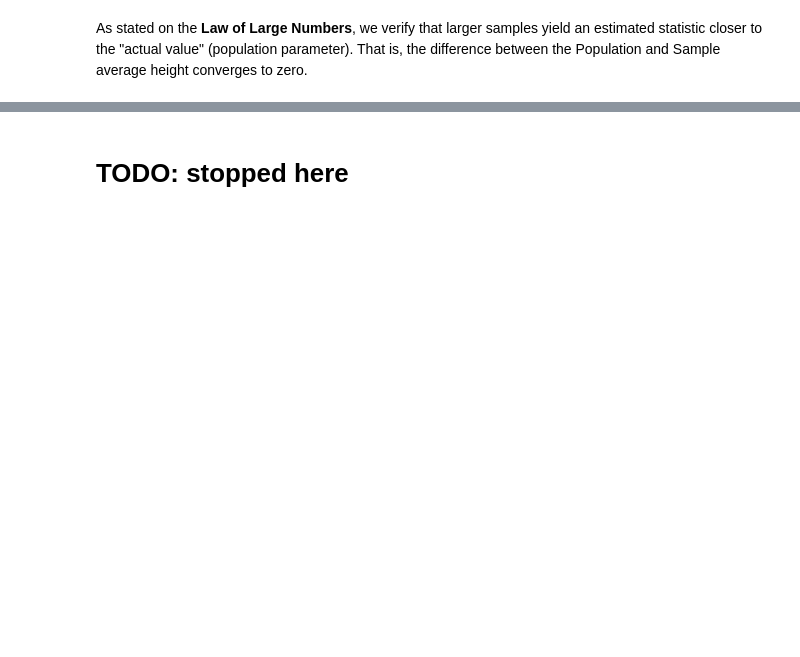
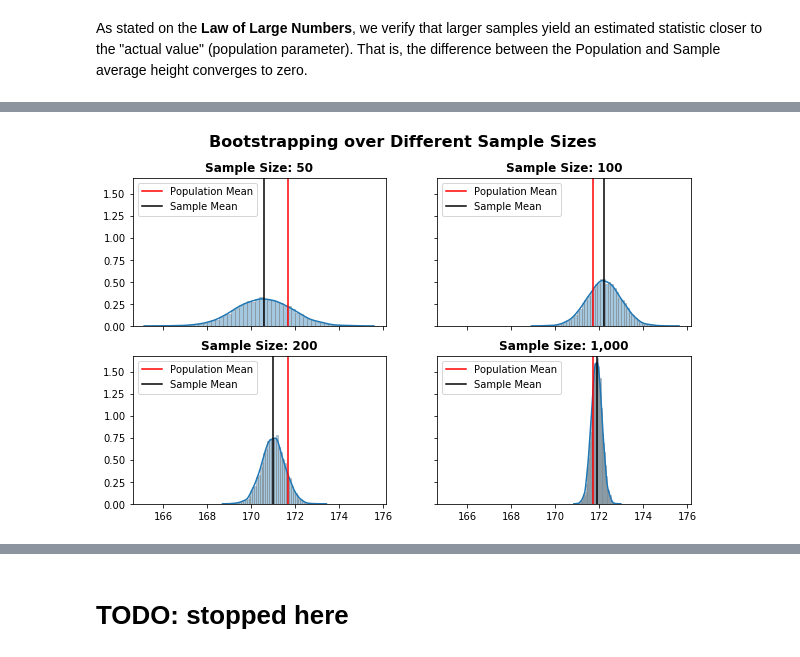
Before and after one commit to Hazem-azim/Practical-Statistics, a Jupyter notebook: 1) Inference - Confidence Interval/Inference - Confidence Interval.ipynb, the cells around one changed output, grey strips where cells are left out. Cells and saved outputs as stored; diff of their text form; code cells hidden in the pictures; blank space fills up the shorter version.

```diff
--- a/1) Inference - Confidence Interval/Inference - Confidence Interval.ipynb
+++ b/1) Inference - Confidence Interval/Inference - Confidence Interval.ipynb
@@ -66,0 +117,44 @@ avg_height_200 = np.random.choice(df_sample_200.height, (1000, 100)).mean(axis=1
+# %%
+# From the original dataset, take different sample sizes
+df_sample_50 = df_full.sample(50)
+df_sample_100 = df_full.sample(100)
+df_sample_200 = df_full.sample(200)
+df_sample_1000 = df_full.sample(1000)
+
+# Bootstrap for each sample, replicating 10,000 times
+bootstrap_50   = np.random.choice(df_sample_50.height,   (10_000, 50)).mean(axis=1)
+bootstrap_100  = np.random.choice(df_sample_100.height,  (10_000, 100)).mean(axis=1)
+bootstrap_200  = np.random.choice(df_sample_200.height,  (10_000, 200)).mean(axis=1)
+bootstrap_1000 = np.random.choice(df_sample_1000.height, (10_000, 1000)).mean(axis=1)
+# %%
+# Plotting it all together, with same x and y axis
+fig, axes = plt.subplots(2,2, sharey=True, sharex=True, figsize=(10,6))
+fig.suptitle('Bootstrapping over Different Sample Sizes',
+            fontweight='bold', fontsize=16)
+
+sns.distplot(bootstrap_50, ax=axes[0,0], hist_kws={'edgecolor':'gray'})
+axes[0,0].set_title('Sample Size: 50')
+axes[0,0].axvline(population_mean, color='r', label='Population Mean')
+axes[0,0].axvline(bootstrap_50.mean(), color='k', label='Sample Mean')
+axes[0,0].legend()
+
+sns.distplot(bootstrap_100, ax=axes[0,1], hist_kws={'edgecolor':'gray'})
+axes[0,1].set_title('Sample Size: 100')
+axes[0,1].axvline(population_mean, color='r', label='Population Mean')
+axes[0,1].axvline(bootstrap_100.mean(), color='k', label='Sample Mean')
+axes[0,1].legend()
+
+sns.distplot(bootstrap_200, ax=axes[1,0], hist_kws={'edgecolor':'gray'})
+axes[1,0].set_title('Sample Size: 200')
+axes[1,0].axvline(population_mean, color='r', label='Population Mean')
+axes[1,0].axvline(bootstrap_200.mean(), color='k', label='Sample Mean')
+axes[1,0].legend()
+# axes[1,0].set_facecolor('lightyellow') # Highlighting
+
+sns.distplot(bootstrap_1000, ax=axes[1,1], hist_kws={'edgecolor':'gray'})
+axes[1,1].set_title('Sample Size: 1,000')
+axes[1,1].axvline(population_mean, color='r', label='Population Mean')
+axes[1,1].axvline(bootstrap_1000.mean(), color='k', label='Sample Mean')
+axes[1,1].legend();
+# %% [output]
+[figure, added]
```
Also changed, not shown: parts of 27 cells of this notebook, 2 other files.
